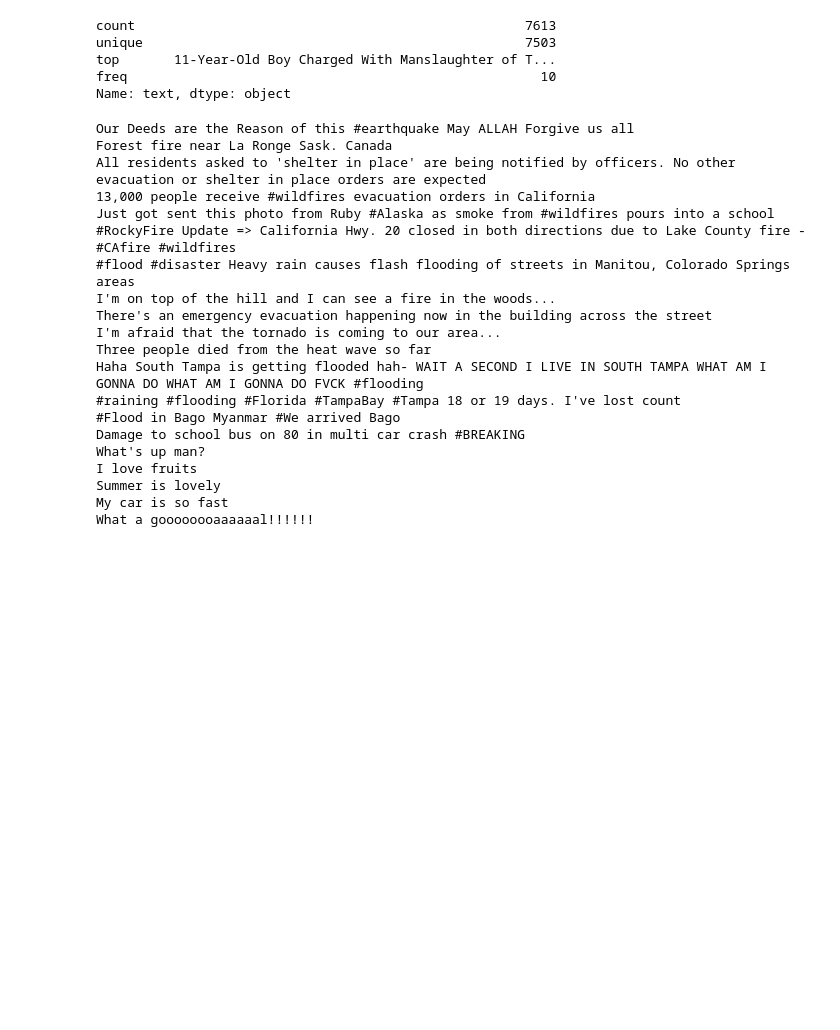
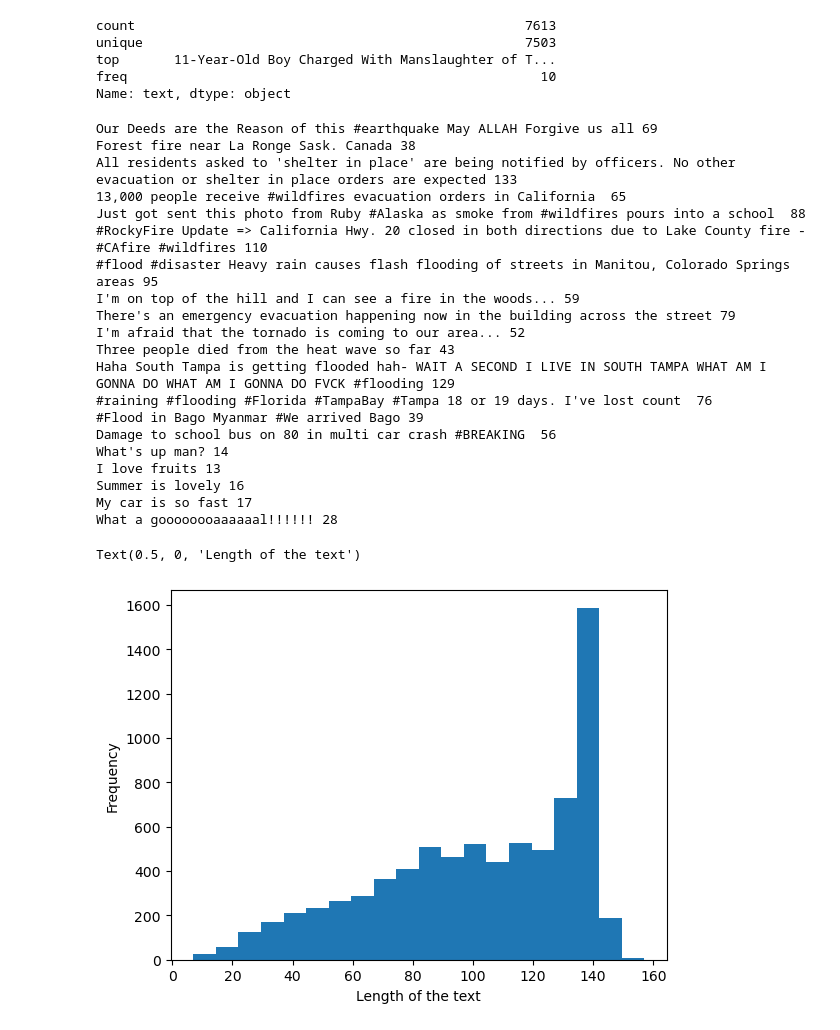
Before and after one commit to rbazin/nlp-disaster-tweets-challenge, a Jupyter notebook: data_exploration.ipynb, the cells around one changed output. Drawn from its saved outputs; the diff is of its cells as text; code cells hidden in the pictures; blank space fills up the shorter version.

```diff
--- a/data_exploration.ipynb
+++ b/data_exploration.ipynb
@@ -165,25 +175,32 @@ freq                                                     10
 Name: text, dtype: object
 # %%
 for text in train_df['text'].head(20):
-    print(text)
+    print(text, len(text))
 # %% [output]
-Our Deeds are the Reason of this #earthquake May ALLAH Forgive us all
-Forest fire near La Ronge Sask. Canada
-All residents asked to 'shelter in place' are being notified by officers. No other evacuation or shelter in place orders are expected
-13,000 people receive #wildfires evacuation orders in California
-Just got sent this photo from Ruby #Alaska as smoke from #wildfires pours into a school
-#RockyFire Update => California Hwy. 20 closed in both directions due to Lake County fire - #CAfire #wildfires
-#flood #disaster Heavy rain causes flash flooding of streets in Manitou, Colorado Springs areas
-I'm on top of the hill and I can see a fire in the woods...
-There's an emergency evacuation happening now in the building across the street
-I'm afraid that the tornado is coming to our area...
-Three people died from the heat wave so far
-Haha South Tampa is getting flooded hah- WAIT A SECOND I LIVE IN SOUTH TAMPA WHAT AM I GONNA DO WHAT AM I GONNA DO FVCK #flooding
-#raining #flooding #Florida #TampaBay #Tampa 18 or 19 days. I've lost count
-#Flood in Bago Myanmar #We arrived Bago
-Damage to school bus on 80 in multi car crash #BREAKING
-What's up man?
-I love fruits
-Summer is lovely
-My car is so fast
-What a goooooooaaaaaal!!!!!!
+Our Deeds are the Reason of this #earthquake May ALLAH Forgive us all 69
+Forest fire near La Ronge Sask. Canada 38
+All residents asked to 'shelter in place' are being notified by officers. No other evacuation or shelter in place orders are expected 133
+13,000 people receive #wildfires evacuation orders in California  65
+Just got sent this photo from Ruby #Alaska as smoke from #wildfires pours into a school  88
+#RockyFire Update => California Hwy. 20 closed in both directions due to Lake County fire - #CAfire #wildfires 110
+#flood #disaster Heavy rain causes flash flooding of streets in Manitou, Colorado Springs areas 95
+I'm on top of the hill and I can see a fire in the woods... 59
+There's an emergency evacuation happening now in the building across the street 79
+I'm afraid that the tornado is coming to our area... 52
+Three people died from the heat wave so far 43
+Haha South Tampa is getting flooded hah- WAIT A SECOND I LIVE IN SOUTH TAMPA WHAT AM I GONNA DO WHAT AM I GONNA DO FVCK #flooding 129
+#raining #flooding #Florida #TampaBay #Tampa 18 or 19 days. I've lost count  76
+#Flood in Bago Myanmar #We arrived Bago 39
+Damage to school bus on 80 in multi car crash #BREAKING  56
+What's up man? 14
+I love fruits 13
+Summer is lovely 16
+My car is so fast 17
+What a goooooooaaaaaal!!!!!! 28
+# %%
+# plot the distribution of the length of the text
+train_df['text'].str.len().plot(kind="hist", bins=20)
+plt.xlabel("Length of the text")
+# %% [output]
+Text(0.5, 0, 'Length of the text')
+[figure, added]
```
Also changed, not shown: parts of 20 cells of this notebook, 3 other files.
